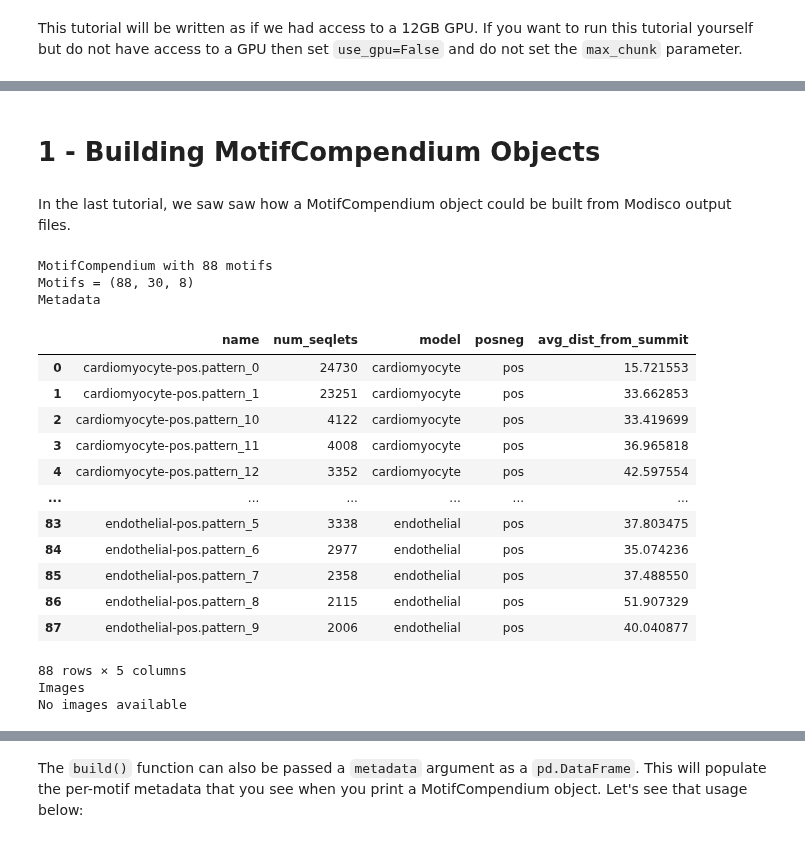
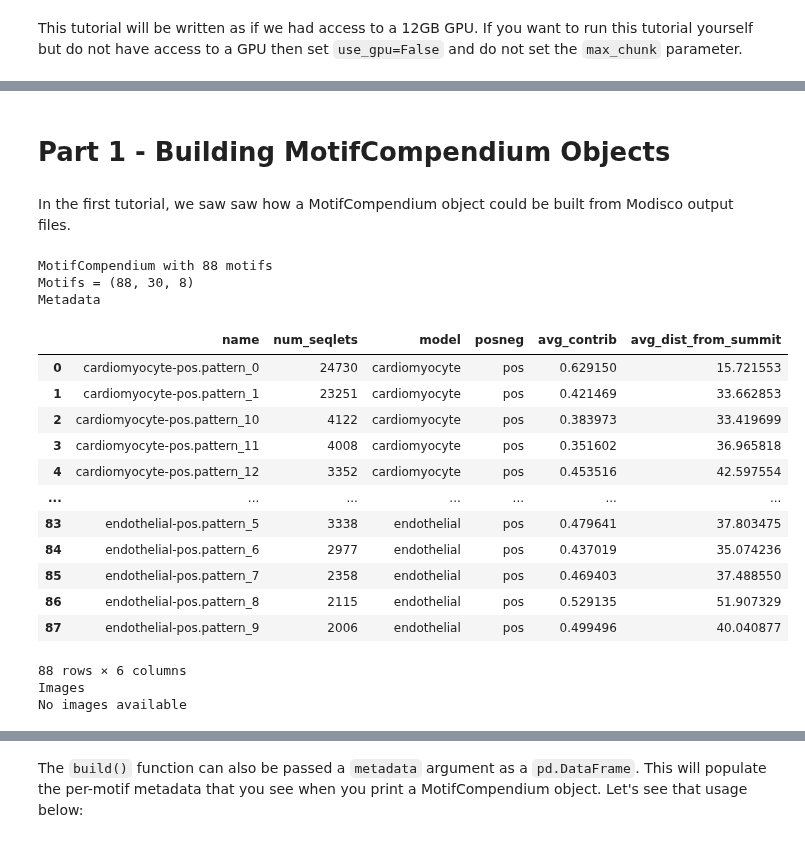
Before and after one commit to kundajelab/MotifCompendium, a Jupyter notebook: tutorials/2_motifcompendium_object.ipynb, the cells around one changed output, grey strips where cells are left out. Cells and saved outputs as stored; diff of their text form; code cells hidden in the pictures.

Commit message:
reviewing changes + finalize tutorials 1/2

```diff
--- a/tutorials/2_motifcompendium_object.ipynb
+++ b/tutorials/2_motifcompendium_object.ipynb
@@ -18,30 +67,30 @@ MotifCompendium.set_compute_options(max_cpus=4, use_gpu=True, max_chunk=1152, pr
 # %% [markdown]
-# 1 - Building MotifCompendium Objects
+# Part 1 - Building MotifCompendium Objects
 # %% [markdown]
-In the last tutorial, we saw saw how a MotifCompendium object could be built from Modisco output files.
+In the first tutorial, we saw saw how a MotifCompendium object could be built from Modisco output files.
 # %%
 modisco_dict = {
-    "cardiomyocyte": "/oak/stanford/groups/akundaje/salil512/resources/MotifCompendium_Tutorial_Resources/cardiomyocyte_modisco_output.h5",
-    "endothelial": "/oak/stanford/groups/akundaje/salil512/resources/MotifCompendium_Tutorial_Resources/endothelial_modisco_output.h5"
+    "cardiomyocyte": "tutorial_data/cardiomyocyte_modisco_output.h5",
+    "endothelial": "tutorial_data/endothelial_modisco_output.h5"
 }
 mc = MotifCompendium.build_from_modisco(modisco_dict)
 mc
 # %% [output]
 MotifCompendium with 88 motifs
 Motifs = (88, 30, 8)
 Metadata
-|  | name | num_seqlets | model | posneg | avg_dist_from_summit |
-| 0 | cardiomyocyte-pos.pattern_0 | 24730 | cardiomyocyte | pos | 15.721553 |
-| 1 | cardiomyocyte-pos.pattern_1 | 23251 | cardiomyocyte | pos | 33.662853 |
-| 2 | cardiomyocyte-pos.pattern_10 | 4122 | cardiomyocyte | pos | 33.419699 |
-| 3 | cardiomyocyte-pos.pattern_11 | 4008 | cardiomyocyte | pos | 36.965818 |
-| 4 | cardiomyocyte-pos.pattern_12 | 3352 | cardiomyocyte | pos | 42.597554 |
-| ... | ... | ... | ... | ... | ... |
-| 83 | endothelial-pos.pattern_5 | 3338 | endothelial | pos | 37.803475 |
-| 84 | endothelial-pos.pattern_6 | 2977 | endothelial | pos | 35.074236 |
-| 85 | endothelial-pos.pattern_7 | 2358 | endothelial | pos | 37.488550 |
-| 86 | endothelial-pos.pattern_8 | 2115 | endothelial | pos | 51.907329 |
-| 87 | endothelial-pos.pattern_9 | 2006 | endothelial | pos | 40.040877 |
+|  | name | num_seqlets | model | posneg | avg_contrib | avg_dist_from_summit |
+| 0 | cardiomyocyte-pos.pattern_0 | 24730 | cardiomyocyte | pos | 0.629150 | 15.721553 |
+| 1 | cardiomyocyte-pos.pattern_1 | 23251 | cardiomyocyte | pos | 0.421469 | 33.662853 |
+| 2 | cardiomyocyte-pos.pattern_10 | 4122 | cardiomyocyte | pos | 0.383973 | 33.419699 |
+| 3 | cardiomyocyte-pos.pattern_11 | 4008 | cardiomyocyte | pos | 0.351602 | 36.965818 |
+| 4 | cardiomyocyte-pos.pattern_12 | 3352 | cardiomyocyte | pos | 0.453516 | 42.597554 |
+| ... | ... | ... | ... | ... | ... | ... |
+| 83 | endothelial-pos.pattern_5 | 3338 | endothelial | pos | 0.479641 | 37.803475 |
+| 84 | endothelial-pos.pattern_6 | 2977 | endothelial | pos | 0.437019 | 35.074236 |
+| 85 | endothelial-pos.pattern_7 | 2358 | endothelial | pos | 0.469403 | 37.488550 |
+| 86 | endothelial-pos.pattern_8 | 2115 | endothelial | pos | 0.529135 | 51.907329 |
+| 87 | endothelial-pos.pattern_9 | 2006 | endothelial | pos | 0.499496 | 40.040877 |
-88 rows × 5 columns
+88 rows × 6 columns
 Images
 No images available
```
Also changed, not shown: parts of 71 cells of this notebook, 12 other files.
